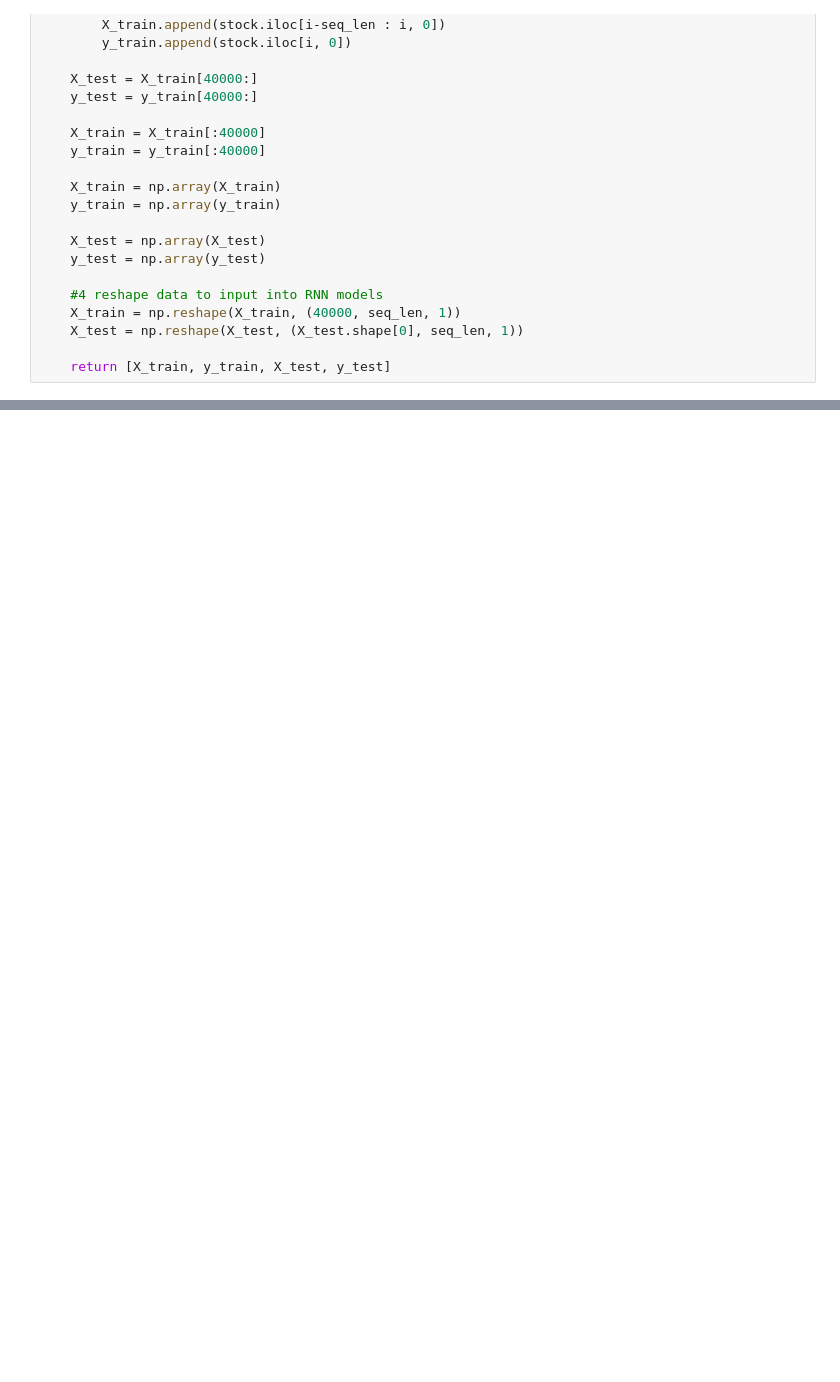
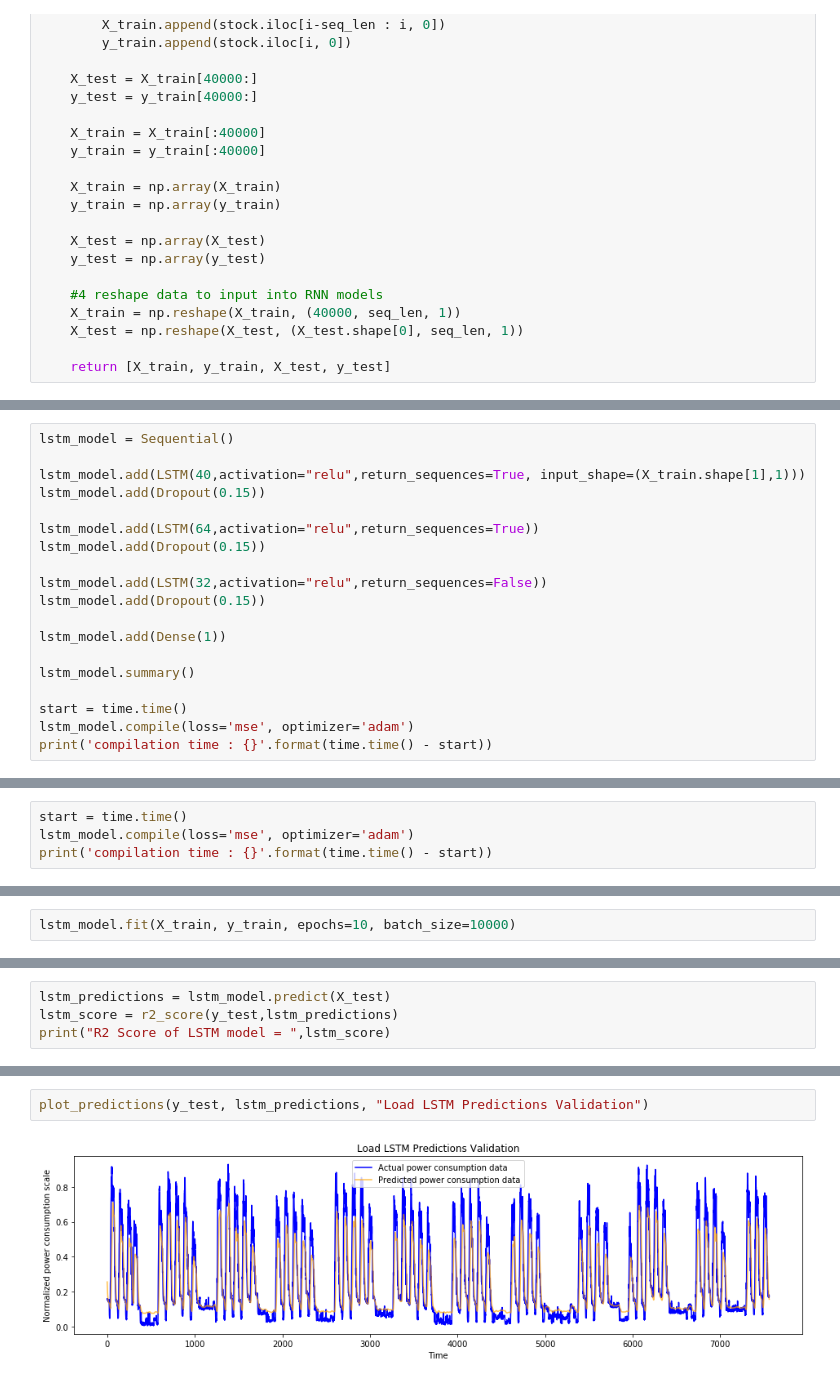
Before and after one commit to kentdan/interview_prep, a Jupyter notebook: Anomaly_detection/Anomaly_detection_smartmeter_swiss.ipynb, the cells around one changed output, grey strips where cells are left out. Drawn from its saved outputs; the diff is of its cells as text; blank space fills up the shorter version.

```diff
--- a/Anomaly_detection/Anomaly_detection_smartmeter_swiss.ipynb
+++ b/Anomaly_detection/Anomaly_detection_smartmeter_swiss.ipynb
@@ -111,0 +195,19 @@ print("R2 Score of RNN model = ",rnn_score)
+# %%
+lstm_model = Sequential()
+
+lstm_model.add(LSTM(40,activation="relu",return_sequences=True, input_shape=(X_train.shape[1],1)))
+lstm_model.add(Dropout(0.15))
+
+lstm_model.add(LSTM(64,activation="relu",return_sequences=True))
+lstm_model.add(Dropout(0.15))
+
+lstm_model.add(LSTM(32,activation="relu",return_sequences=False))
+lstm_model.add(Dropout(0.15))
+
+lstm_model.add(Dense(1))
+
+lstm_model.summary()
+
+start = time.time()
+lstm_model.compile(loss='mse', optimizer='adam')
+print('compilation time : {}'.format(time.time() - start))
@@ -111,0 +232,4 @@ print("R2 Score of RNN model = ",rnn_score)
+# %%
+start = time.time()
+lstm_model.compile(loss='mse', optimizer='adam')
+print('compilation time : {}'.format(time.time() - start))
@@ -111,0 +238,2 @@ print("R2 Score of RNN model = ",rnn_score)
+# %%
+lstm_model.fit(X_train, y_train, epochs=10, batch_size=10000)
@@ -111,0 +263,4 @@ print("R2 Score of RNN model = ",rnn_score)
+# %%
+lstm_predictions = lstm_model.predict(X_test)
+lstm_score = r2_score(y_test,lstm_predictions)
+print("R2 Score of LSTM model = ",lstm_score)
@@ -124,0 +285,4 @@ plot_predictions(y_test, rnn_predictions, "Load Predictions Validation")
+# %%
+plot_predictions(y_test, lstm_predictions, "Load LSTM Predictions Validation")
+# %% [output]
+[figure, added]
```
Also changed, not shown: parts of 29 cells of this notebook, 5 other files.
